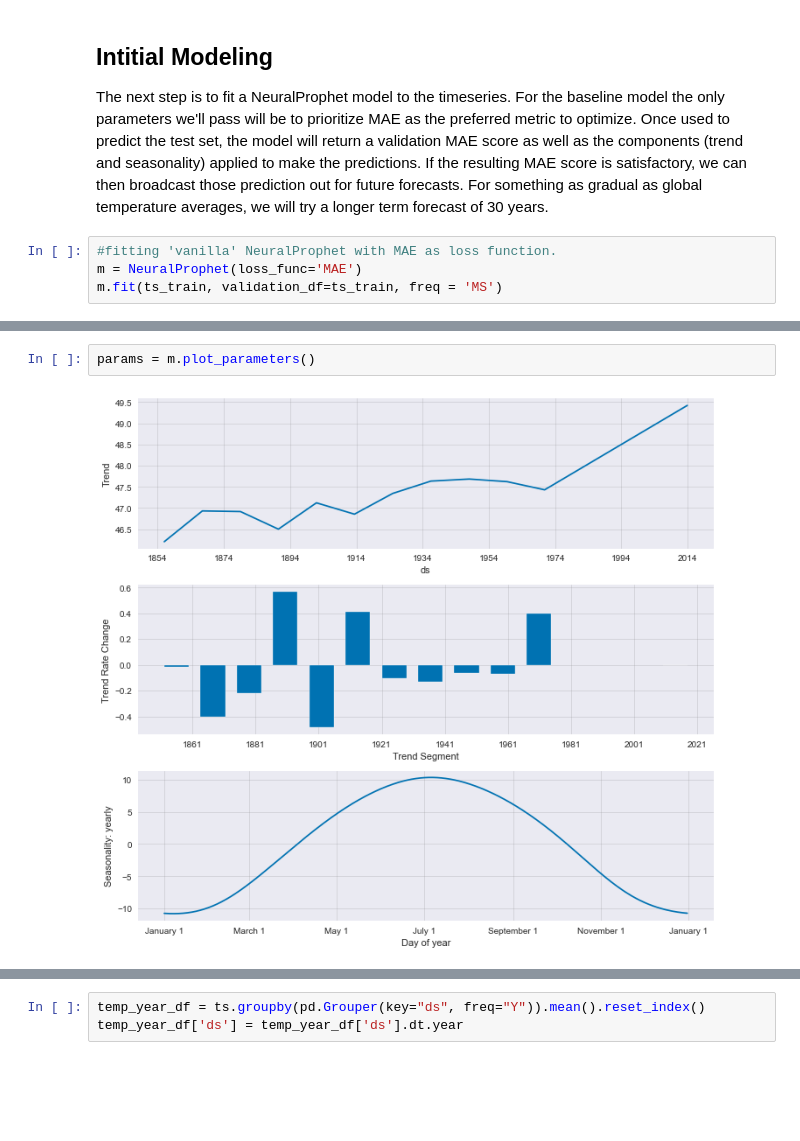
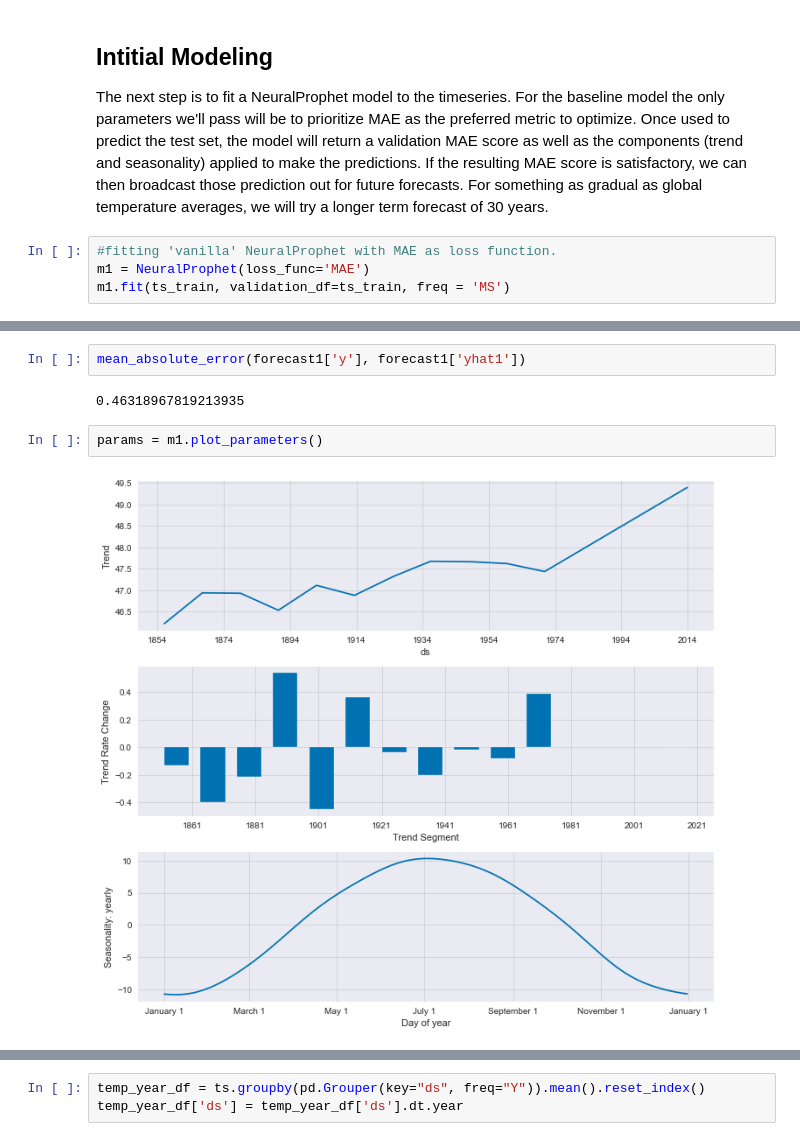
Before and after one commit to cmhollman/Capstone_Project, a Jupyter notebook: Global_Temp_Project.ipynb, the cells around one changed output, grey strips where cells are left out. Saved outputs shown, nothing was run; the diff lists cells and outputs as text; blank space fills up the shorter version.

```diff
--- a/Global_Temp_Project.ipynb
+++ b/Global_Temp_Project.ipynb
@@ -188,8 +176,8 @@ ts_test
 The next step is to fit a NeuralProphet model to the timeseries. For the baseline model the only parameters we'll pass will be to prioritize MAE as the preferred metric to optimize. Once used to predict the test set, the model will return a validation MAE score as well as the components (trend and seasonality) applied to make the predictions. If the resulting MAE score is satisfactory, we can then broadcast those prediction out for future forecasts. For something as gradual as global temperature averages, we will try a longer term forecast of 30 years.
 # %%
 #fitting 'vanilla' NeuralProphet with MAE as loss function.
-m = NeuralProphet(loss_func='MAE')
-m.fit(ts_train, validation_df=ts_train, freq = 'MS')
+m1 = NeuralProphet(loss_func='MAE')
+m1.fit(ts_train, validation_df=ts_train, freq = 'MS')
 # %% [output]
 INFO - (NP.df_utils._infer_frequency) - Major frequency MS corresponds to 91.614% of the data.
 INFO - (NP.df_utils._infer_frequency) - Defined frequency is equal to major frequency - MS
@@ -252,4 +240,8 @@ forecast
+# %%
+mean_absolute_error(forecast1['y'], forecast1['yhat1'])
+# %% [output]
+0.46318967819213935
 # %%
-params = m.plot_parameters()
+params = m1.plot_parameters()
 # %% [output]
-[figure, old version]
+[figure, new version]
```
Also changed, not shown: parts of 53 cells of this notebook, 5 other files.
